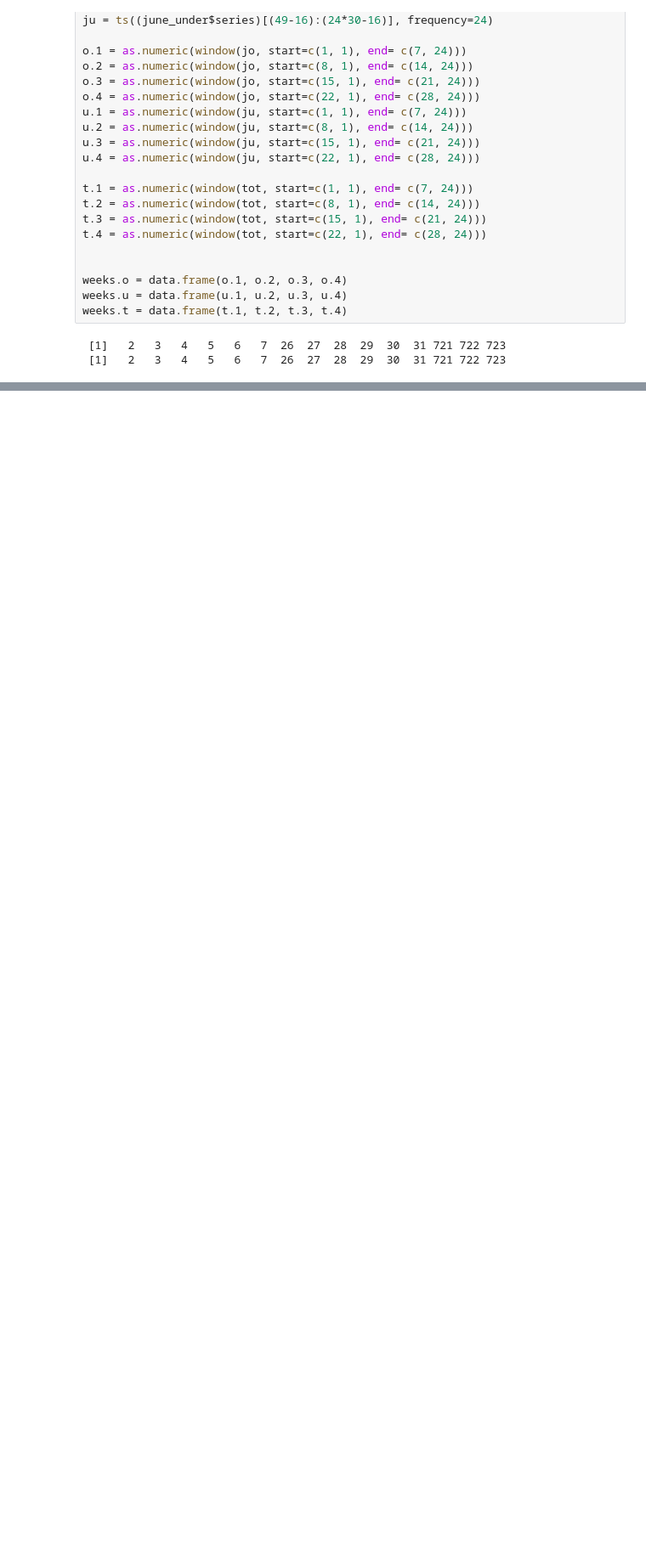
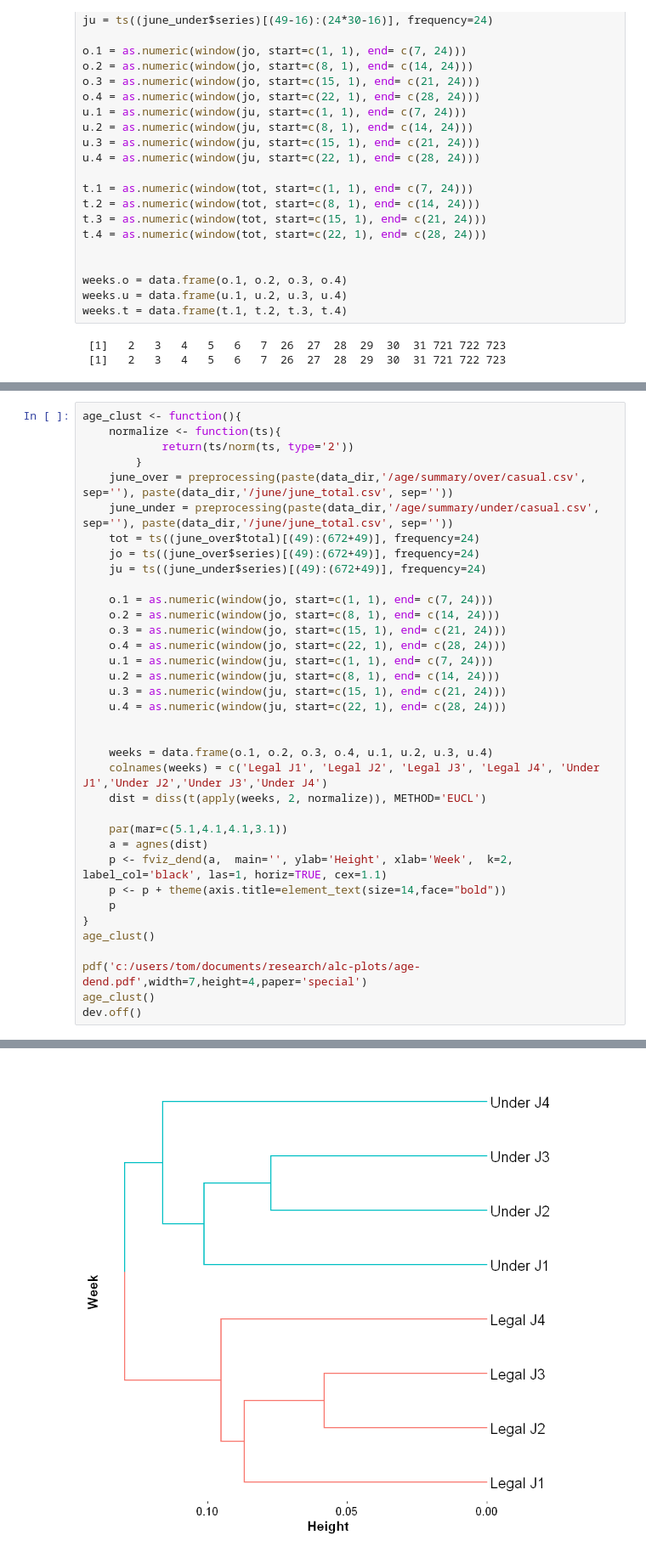
Before and after one commit to tj2huang/nyu-research, a Jupyter notebook: notebooks/r/final-plots.ipynb, the cells around one changed output, grey strips where cells are left out. Shown: that part at 85% size. Cells and saved outputs as stored; diff of their text form; blank space fills up the shorter version.

```diff
--- a/notebooks/r/final-plots.ipynb
+++ b/notebooks/r/final-plots.ipynb
@@ -230,0 +244,37 @@ over_under_plot(weeks.o, weeks.u, weeks.t)
+# %%
+age_clust <- function(){
+    normalize <- function(ts){
+            return(ts/norm(ts, type='2'))
+        }
+    june_over = preprocessing(paste(data_dir,'/age/summary/over/casual.csv', sep=''), paste(data_dir,'/june/june_total.csv', sep=''))
+    june_under = preprocessing(paste(data_dir,'/age/summary/under/casual.csv', sep=''), paste(data_dir,'/june/june_total.csv', sep=''))
+    tot = ts((june_over$total)[(49):(672+49)], frequency=24)
+    jo = ts((june_over$series)[(49):(672+49)], frequency=24)
+    ju = ts((june_under$series)[(49):(672+49)], frequency=24)
+
+    o.1 = as.numeric(window(jo, start=c(1, 1), end= c(7, 24)))
+    o.2 = as.numeric(window(jo, start=c(8, 1), end= c(14, 24)))
+    o.3 = as.numeric(window(jo, start=c(15, 1), end= c(21, 24)))
+    o.4 = as.numeric(window(jo, start=c(22, 1), end= c(28, 24)))
+    u.1 = as.numeric(window(ju, start=c(1, 1), end= c(7, 24)))
+    u.2 = as.numeric(window(ju, start=c(8, 1), end= c(14, 24)))
+    u.3 = as.numeric(window(ju, start=c(15, 1), end= c(21, 24)))
+    u.4 = as.numeric(window(ju, start=c(22, 1), end= c(28, 24)))
+
+
+    weeks = data.frame(o.1, o.2, o.3, o.4, u.1, u.2, u.3, u.4)
+    colnames(weeks) = c('Legal J1', 'Legal J2', 'Legal J3', 'Legal J4', 'Under J1','Under J2','Under J3','Under J4')
+    dist = diss(t(apply(weeks, 2, normalize)), METHOD='EUCL')
+
+    par(mar=c(5.1,4.1,4.1,3.1))
+    a = agnes(dist)
+    p <- fviz_dend(a,  main='', ylab='Height', xlab='Week',  k=2, label_col='black', las=1, horiz=TRUE, cex=1.1)
+    p <- p + theme(axis.title=element_text(size=14,face="bold"))
+    p
+}
+age_clust()
+
+pdf('c:/users/tom/documents/research/alc-plots/age-dend.pdf',width=7,height=4,paper='special')
+age_clust()
+dev.off()
+# %% [output]
@@ -230,0 +287 @@ over_under_plot(weeks.o, weeks.u, weeks.t)
+[figure, added]
```
Also changed, not shown: parts of 17 cells of this notebook, 12 other files.
